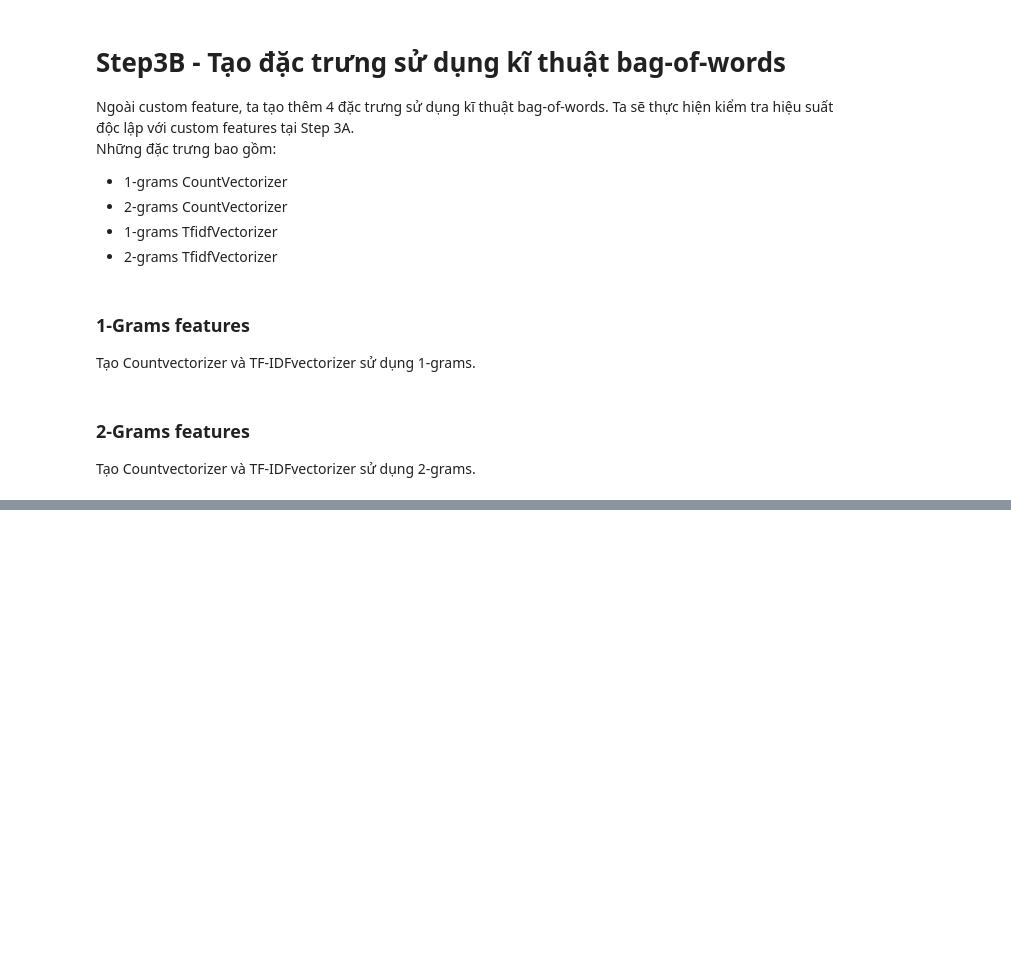
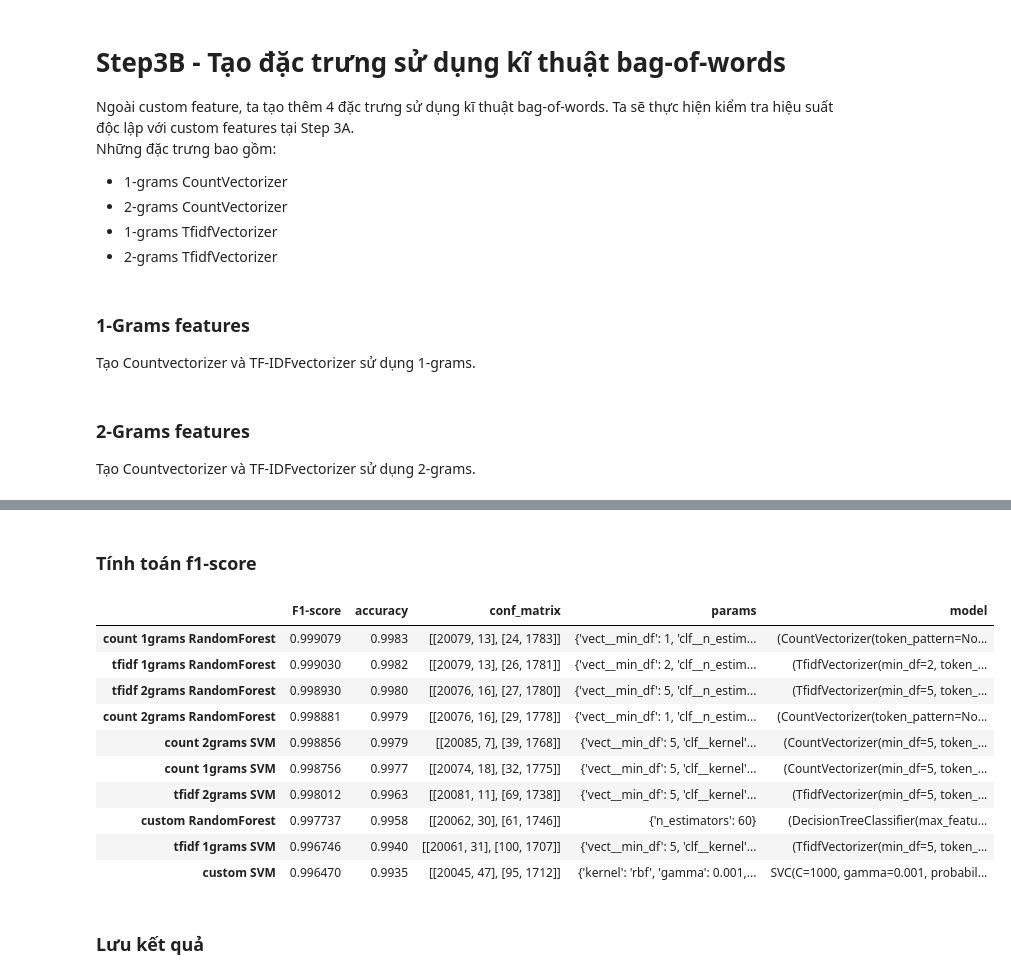
Before and after one commit to anhtv2/waf-ml, a Jupyter notebook: Data_analysis.ipynb, the cells around one changed output, grey strips where cells are left out. Saved outputs shown, nothing was run; the diff lists cells and outputs as text; code cells hidden in the pictures; blank space fills up the shorter version.

```diff
--- a/Data_analysis.ipynb
+++ b/Data_analysis.ipynb
@@ -354,0 +643,19 @@ count_vectorizer_2grams = CountVectorizer(min_df=1, tokenizer=get2Grams)
+# %%
+classifier_inputs_custom = {}
+
+#Thêm các pipeline vào từ điển
+classifier_inputs_custom.update(create_classifier_inputs('custom'))
+
+X = payloads['payload']
+Y = payloads['is_malicious']
+
+#Huấn luyện các mô hình, thêm vào kết quả
+for classifier_name, inputs in classifier_inputs_custom.items():
+    if classifier_name in classifier_results.index.values.tolist():
+        print('Skipping ' + classifier_name + ', already trained')
+    else:
+        result_dict = train_model(inputs['pipeline'],inputs['dict_params'],X,Y)
+        classifier_results.loc[classifier_name] = result_dict
+
+#Hiển thị kết quả
+display(classifier_results)
@@ -354,0 +691,34 @@ count_vectorizer_2grams = CountVectorizer(min_df=1, tokenizer=get2Grams)
+# %% [markdown]
+### Tính toán f1-score
+# %%
+def f1_score(conf_matrix):
+    precision = conf_matrix[0][0] / (conf_matrix[0][0] + conf_matrix[0][1] )
+    recall = conf_matrix[0][0] / (conf_matrix[0][0] + conf_matrix[1][0] )
+
+    return (2 * precision * recall) / (precision + recall)
+
+#Tính F1-scores
+classifier_results['F1-score'] = [ f1_score(conf_matrix) for conf_matrix in classifier_results['conf_matrix']]
+
+#Sắp xếp lại các cột
+classifier_results = classifier_results[['F1-score','accuracy','conf_matrix','params','model']]
+
+#Sắp xếp lại dựa trên F1-score
+classifier_results = classifier_results.sort_values(['F1-score'], ascending=[False])
+
+#Hiển thị kết quả
+display(classifier_results)
+# %% [output]
+|  | F1-score | accuracy | conf_matrix | params | model |
+| count 1grams RandomForest | 0.999079 | 0.9983 | [[20079, 13], [24, 1783]] | {'vect__min_df': 1, 'clf__n_estim... | (CountVectorizer(token_pattern=No... |
+| tfidf 1grams RandomForest | 0.999030 | 0.9982 | [[20079, 13], [26, 1781]] | {'vect__min_df': 2, 'clf__n_estim... | (TfidfVectorizer(min_df=2, token_... |
+| tfidf 2grams RandomForest | 0.998930 | 0.9980 | [[20076, 16], [27, 1780]] | {'vect__min_df': 5, 'clf__n_estim... | (TfidfVectorizer(min_df=5, token_... |
+| count 2grams RandomForest | 0.998881 | 0.9979 | [[20076, 16], [29, 1778]] | {'vect__min_df': 1, 'clf__n_estim... | (CountVectorizer(token_pattern=No... |
+| count 2grams SVM | 0.998856 | 0.9979 | [[20085, 7], [39, 1768]] | {'vect__min_df': 5, 'clf__kernel'... | (CountVectorizer(min_df=5, token_... |
+| count 1grams SVM | 0.998756 | 0.9977 | [[20074, 18], [32, 1775]] | {'vect__min_df': 5, 'clf__kernel'... | (CountVectorizer(min_df=5, token_... |
+| tfidf 2grams SVM | 0.998012 | 0.9963 | [[20081, 11], [69, 1738]] | {'vect__min_df': 5, 'clf__kernel'... | (TfidfVectorizer(min_df=5, token_... |
+| custom RandomForest | 0.997737 | 0.9958 | [[20062, 30], [61, 1746]] | {'n_estimators': 60} | (DecisionTreeClassifier(max_featu... |
+| tfidf 1grams SVM | 0.996746 | 0.9940 | [[20061, 31], [100, 1707]] | {'vect__min_df': 5, 'clf__kernel'... | (TfidfVectorizer(min_df=5, token_... |
+| custom SVM | 0.996470 | 0.9935 | [[20045, 47], [95, 1712]] | {'kernel': 'rbf', 'gamma': 0.001,... | SVC(C=1000, gamma=0.001, probabil... |
+# %% [markdown]
+### Lưu kết quả
```
Also changed, not shown: parts of 32 cells of this notebook.
